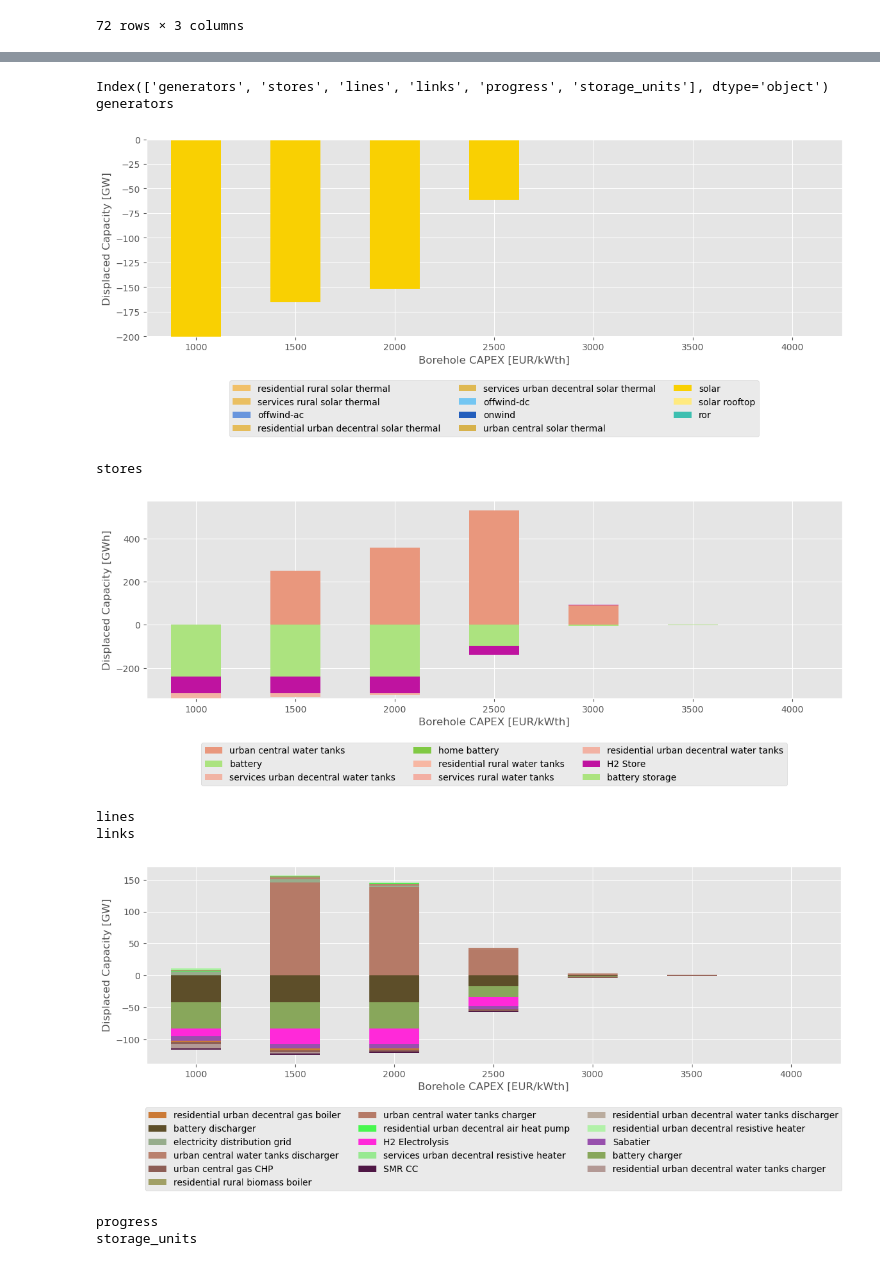
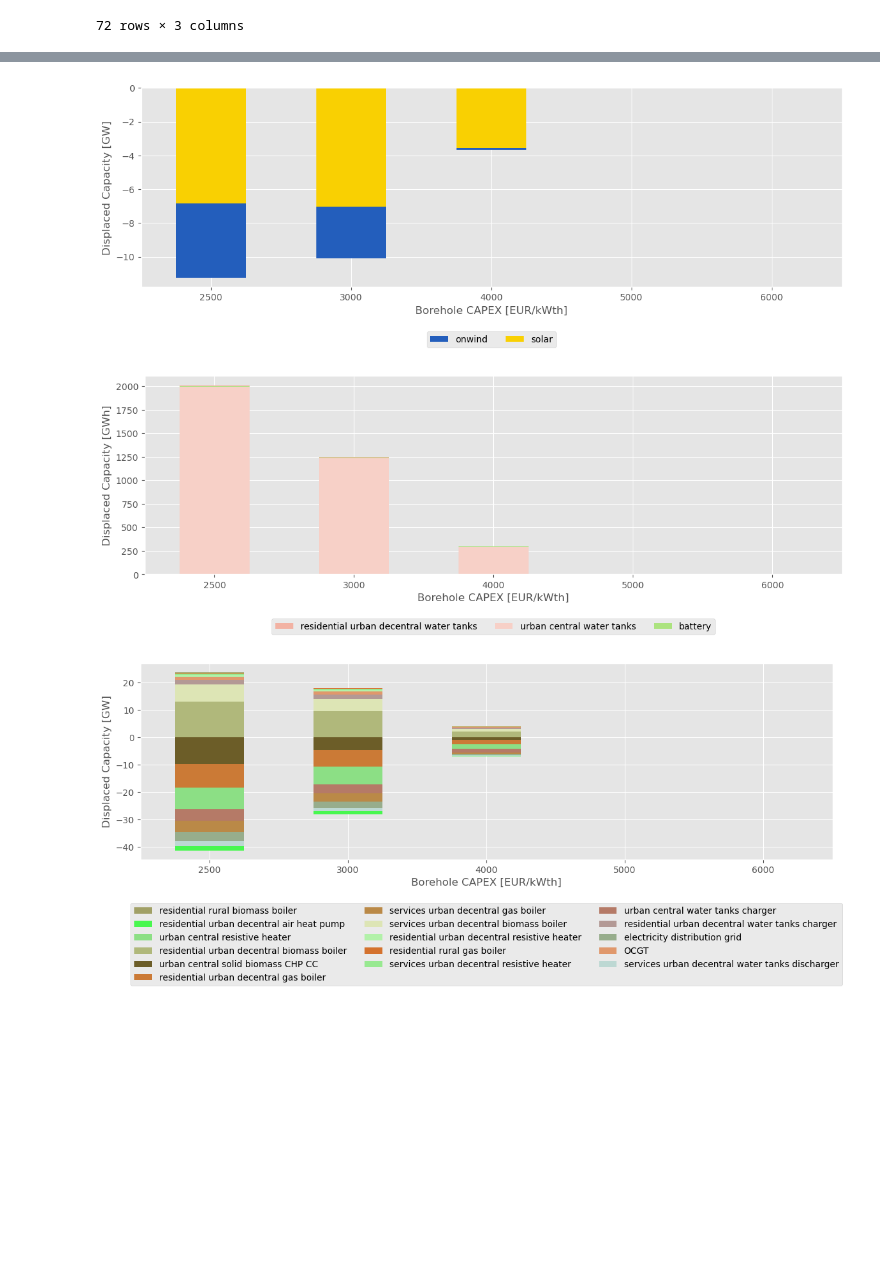
Before and after one commit to LukasFrankenQ/egs_market_integration, a Jupyter notebook: notebooks/plot_spatial_distribution.ipynb, the cells around one changed output, grey strips where cells are left out. Drawn from its saved outputs; the diff is of its cells as text; code cells hidden in the pictures; blank space fills up the shorter version.

```diff
--- a/notebooks/plot_spatial_distribution.ipynb
+++ b/notebooks/plot_spatial_distribution.ipynb
@@ -136,5 +220,5 @@ plt.show()
 # %%
-fig, ax = plt.subplots(figsize=(10, 5))
+fig, ax = plt.subplots(figsize=(20, 10))
 
 for reg, color in zip(plot.index, colors):
     regions.loc[regions["region"] == reg].plot(ax=ax, color=color)
@@ -177,3 +236,8 @@ diff = get_displaced_capacity(df, col)
+# %%
+df = get_data("dh", "static", process=False)
+
+col = df.columns[-1]
+diff = get_displaced_capacity(df, col)
 # %%
 import yaml
 with open(Path.cwd().parent / "config" / "config.yaml", "r") as f:
@@ -181,9 +247,7 @@ with open(Path.cwd().parent / "config" / "config.yaml", "r") as f:
 # %%
 from matplotlib.patches import Patch
 
-
-
-plot_regions = "Northern Italy"
+plot_regions = "Central Germany"
 n_show_carriers = 16
 units = {
     "generators": "GW",
@@ -191,12 +255,14 @@ units = {
     "stores": "GWh",
     }
 
-print(diff.index.get_level_values(0).unique())
-
+drop_thresholds = {
+    "generators": 0.1,
+    "links": 0.1,
+    "stores": 10,
+}
 
 for c in diff.index.get_level_values(0).unique():
 
-    print(c)
     if c in ["lines", "progress", "storage_units"]:
         continue
 
@@ -206,58 +272,61 @@ for c in diff.index.get_level_values(0).unique():
     ss = ss.loc[idx[mapper[plot_regions], :], :].groupby(level=1).sum()
     ss.columns = ss.columns.get_level_values(0).astype(int)
 
+    ss = ss.iloc[:,2:]
+
     ss_negative = pd.DataFrame(np.minimum(ss.values, 0), index=ss.index, columns=ss.columns)
     ss_positive = pd.DataFrame(np.maximum(ss.values, 0), index=ss.index, columns=ss.columns)
 
-    index = ss_negative.abs().sort_values(by=1500, ascending=False).index[:n_show_carriers//2]
+    index = ss_negative.abs().sort_values(by=2500, ascending=False).index[:n_show_carriers//2]
     ss_negative = ss_negative.loc[index, :]
 
-    index = ss_positive.sort_values(by=1500, ascending=False).index[:n_show_carriers//2]
+    index = ss_positive.sort_values(by=2500, ascending=False).index[:n_show_carriers//2]
     ss_positive = ss_positive.loc[index, :]
 
     fig, ax = plt.subplots(figsize=(14, 4))
 
-    ss_negative.T.plot(kind="bar",
-        stacked=True,
-        color=[tech_colors[c] for c in ss_negative.index],
-        legend=False,
-        ax=ax,
-        )
-    ss_positive.T.plot(kind="bar",
-        stacked=True,
-        color=[tech_colors[c] for c in ss_positive.index],
-        legend=False,
-        ax=ax,
-        )
+    # print(ss_negative.sum(axis=1))
+    ss_negative = ss_negative.loc[ss_negative.sum(axis=1) < -drop_thresholds[c], :]
+
+    if not ss_negative.empty:
+        ss_negative.T.plot(kind="bar",
+            stacked=True,
+            color=[tech_colors[c] for c in ss_negative.index],
+            legend=False,
+            ax=ax,
+            )
+
+    ss_positive = ss_positive.loc[ss_positive.sum(axis=1) > drop_thresholds[c], :]
+
+    if not ss_positive.empty:
+        ss_positive.T.plot(kind="bar",
+            stacked=True,
+            color=[tech_colors[c] for c in ss_positive.index],
+            legend=False,
+            ax=ax,
+            )
 
     legend_elements = [
         Patch(facecolor=tech_colors[carrier], label=carrier)
         for carrier in set(ss_negative.index.tolist() + ss_positive.index.tolist())
     ]
     ax.legend(
         handles=legend_elements,
         loc='upper center',
         bbox_to_anchor=(0.5, -0.2),
         fancybox=True,
         shadow=False,
         ncol=3,
         )
 
     # rotate xticklabels
     for tick in ax.get_xticklabels():
         tick.set_rotation(0)
     ax.set_xlabel("Borehole CAPEX [EUR/kWth]")
     ax.set_ylabel(f"Displaced Capacity [{units[c]}]")
 
     plt.show()
 # %% [output]
-Index(['generators', 'stores', 'lines', 'links', 'progress', 'storage_units'], dtype='object')
-generators
-[figure, old version]
+[figure, new version]
-stores
-[figure, old version]
+[figure, new version]
-lines
-links
-[figure, old version]
+[figure, new version]
-progress
-storage_units
```
Also changed, not shown: parts of 14 cells of this notebook, 2 other files.
